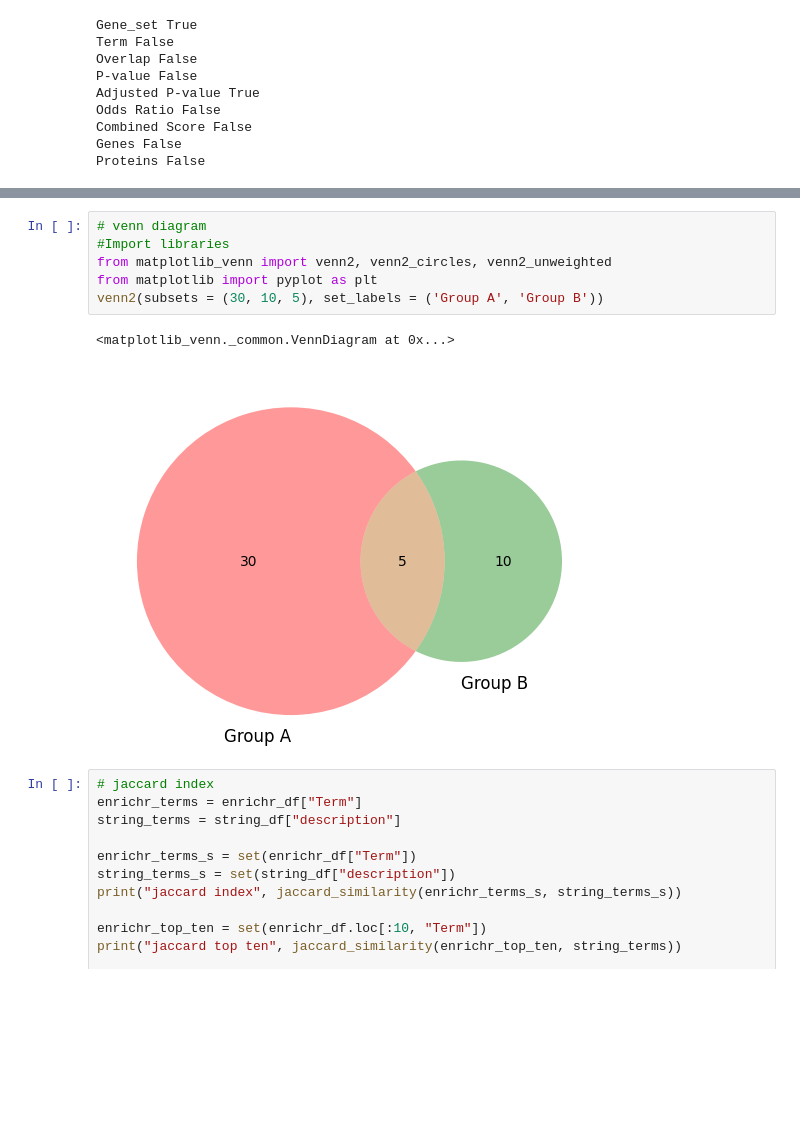
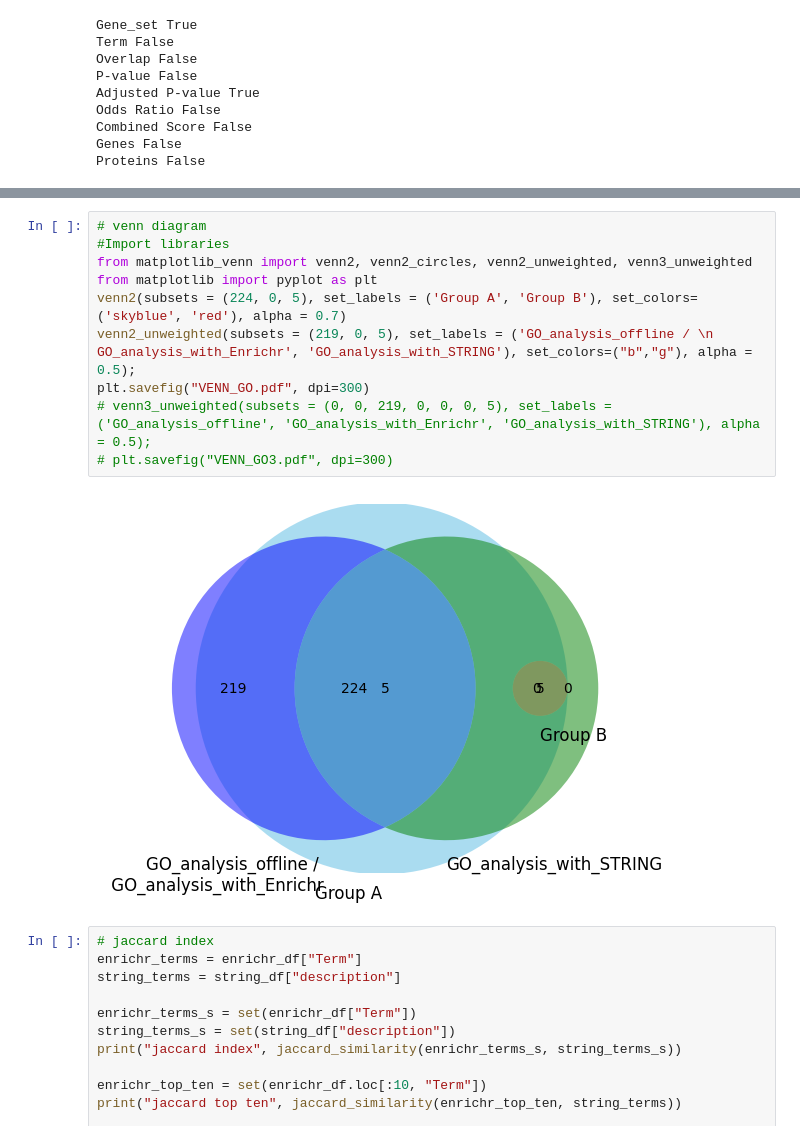
Before and after one commit to cschlaffner/PROTzilla2, a Jupyter notebook: ba/results.ipynb, the cells around one changed output, grey strips where cells are left out. Drawn from its saved outputs; the diff is of its cells as text; blank space fills up the shorter version.

```diff
--- a/ba/results.ipynb
+++ b/ba/results.ipynb
@@ -123,12 +142,15 @@ print(overlap_df)
 # %%
 # venn diagram
 #Import libraries
-from matplotlib_venn import venn2, venn2_circles, venn2_unweighted
+from matplotlib_venn import venn2, venn2_circles, venn2_unweighted, venn3_unweighted
 from matplotlib import pyplot as plt
-venn2(subsets = (30, 10, 5), set_labels = ('Group A', 'Group B'))
+venn2(subsets = (224, 0, 5), set_labels = ('Group A', 'Group B'), set_colors=('skyblue', 'red'), alpha = 0.7)
+venn2_unweighted(subsets = (219, 0, 5), set_labels = ('GO_analysis_offline / \n GO_analysis_with_Enrichr', 'GO_analysis_with_STRING'), set_colors=("b","g"), alpha = 0.5);
+plt.savefig("VENN_GO.pdf", dpi=300)
+# venn3_unweighted(subsets = (0, 0, 219, 0, 0, 0, 5), set_labels = ('GO_analysis_offline', 'GO_analysis_with_Enrichr', 'GO_analysis_with_STRING'), alpha = 0.5);
+# plt.savefig("VENN_GO3.pdf", dpi=300)
 # %% [output]
-<matplotlib_venn._common.VennDiagram at 0x...>
-[figure, old version]
+[figure, new version]
 # %%
 # jaccard index
 enrichr_terms = enrichr_df["Term"]
```
Also changed, not shown: parts of 21 cells of this notebook, 8 other files.
